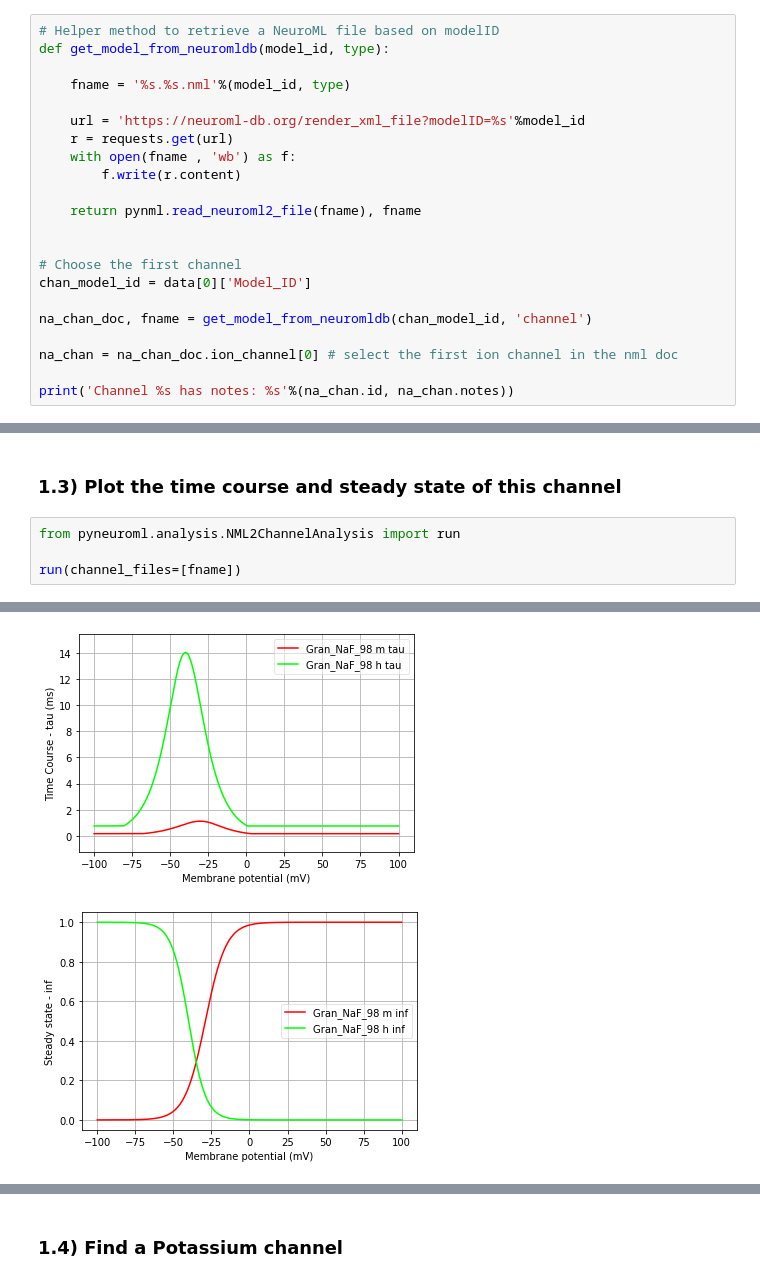
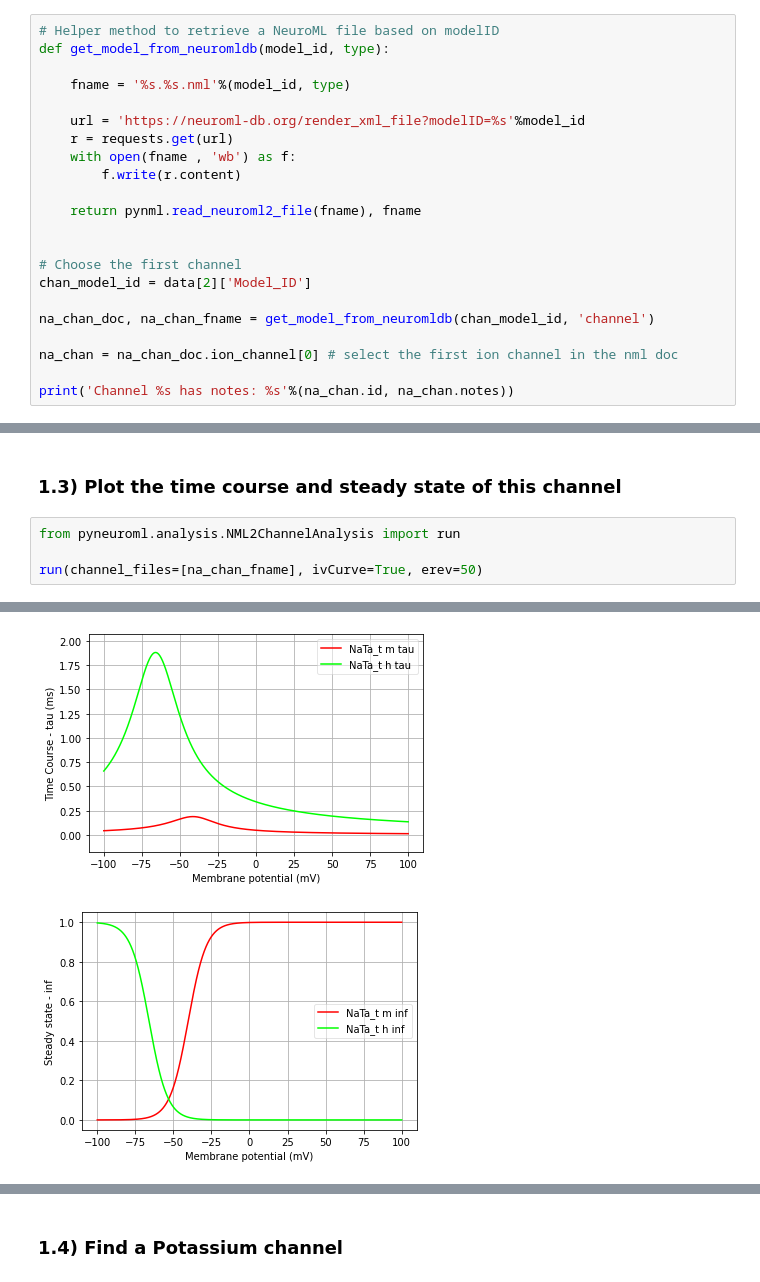
Before and after one commit to NeuroML/Documentation, a Jupyter notebook: source/Userdocs/NML2_examples/NeuroML-DB.ipynb, the cells around one changed output, grey strips where cells are left out. Saved outputs shown, nothing was run; the diff lists cells and outputs as text.

```diff
--- a/source/Userdocs/NML2_examples/NeuroML-DB.ipynb
+++ b/source/Userdocs/NML2_examples/NeuroML-DB.ipynb
@@ -68,9 +67,9 @@ def get_model_from_neuromldb(model_id, type):
 
 
 # Choose the first channel
-chan_model_id = data[0]['Model_ID']
+chan_model_id = data[2]['Model_ID']
 
-na_chan_doc, fname = get_model_from_neuromldb(chan_model_id, 'channel')
+na_chan_doc, na_chan_fname = get_model_from_neuromldb(chan_model_id, 'channel')
 
 na_chan = na_chan_doc.ion_channel[0] # select the first ion channel in the nml doc
 
@@ -83,5 +85,5 @@ Channel Gran_NaF_98 has notes: Fast inactivating Na+ channel
 # %%
 from pyneuroml.analysis.NML2ChannelAnalysis import run
 
-run(channel_files=[fname])
+run(channel_files=[na_chan_fname], ivCurve=True, erev=50)
 # %% [output]
@@ -105,3 +106,3 @@ pyNeuroML >>> INFO - Command completed. Output:
   jNeuroML >>
-[figure, old version]
+[figure, new version]
-[figure, old version]
+[figure, new version]
```
Also changed, not shown: parts of 8 cells of this notebook.
